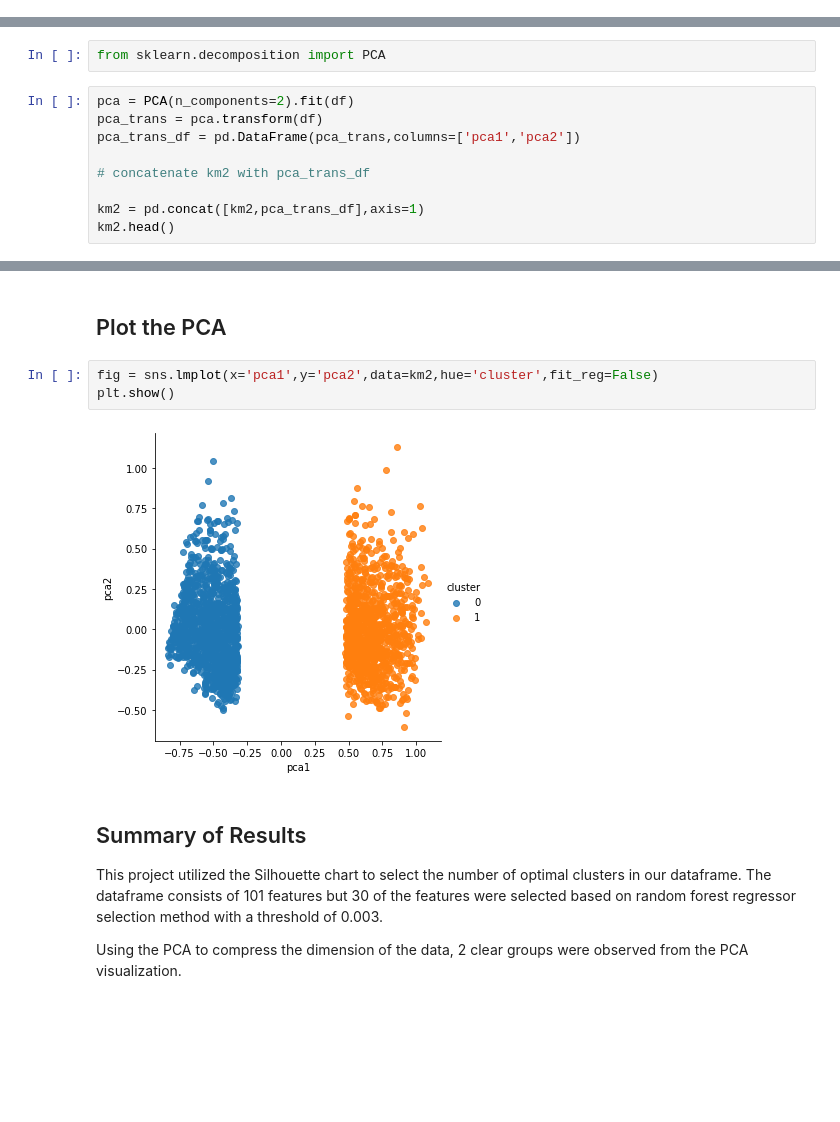
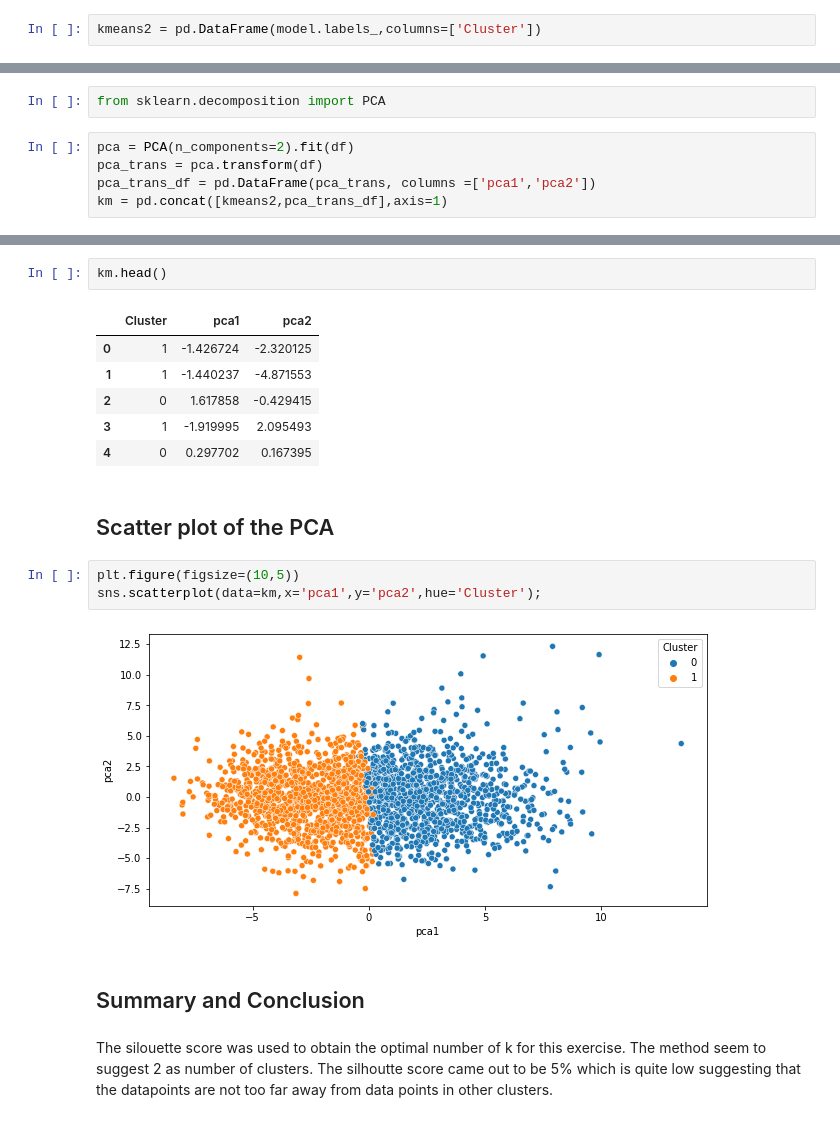
Before and after one commit to fobembe/Clustering, a Jupyter notebook: Clustering_Week4.ipynb, the cells around one changed output, grey strips where cells are left out. Drawn from its saved outputs; the diff is of its cells as text; blank space fills up the shorter version.

```diff
--- a/Clustering_Week4.ipynb
+++ b/Clustering_Week4.ipynb
@@ -219,0 +68,2 @@ km2.head()
+# %%
+kmeans2 = pd.DataFrame(model.labels_,columns=['Cluster'])
@@ -222,9 +83,5 @@ from sklearn.decomposition import PCA
 # %%
 pca = PCA(n_components=2).fit(df)
 pca_trans = pca.transform(df)
-pca_trans_df = pd.DataFrame(pca_trans,columns=['pca1','pca2'])
-
-# concatenate km2 with pca_trans_df
-
-km2 = pd.concat([km2,pca_trans_df],axis=1)
-km2.head()
+pca_trans_df = pd.DataFrame(pca_trans, columns =['pca1','pca2'])
+km = pd.concat([kmeans2,pca_trans_df],axis=1)
@@ -238,13 +88,20 @@ km2.head()
+# %%
+km.head()
+# %% [output]
+|  | Cluster | pca1 | pca2 |
+| 0 | 1 | -1.426724 | -2.320125 |
+| 1 | 1 | -1.440237 | -4.871553 |
+| 2 | 0 | 1.617858 | -0.429415 |
+| 3 | 1 | -1.919995 | 2.095493 |
+| 4 | 0 | 0.297702 | 0.167395 |
 # %% [markdown]
-## Plot the PCA
+## Scatter plot of the PCA
-# %%
-fig = sns.lmplot(x='pca1',y='pca2',data=km2,hue='cluster',fit_reg=False)
-plt.show()
-# %% [output]
-[figure, removed]
-# %% [markdown]
-##  Summary of Results
-
-This project utilized the Silhouette chart to select the number of optimal clusters in our dataframe.  The dataframe consists of 101 features but 30 of the features were selected based on random forest regressor selection method with a threshold of 0.003.
-
-Using the PCA to compress the dimension of the data, 2 clear groups were observed from the PCA visualization.
+# %%
+plt.figure(figsize=(10,5))
+sns.scatterplot(data=km,x='pca1',y='pca2',hue='Cluster');
+# %% [output]
+[figure, added]
+# %% [markdown]
+## Summary and Conclusion
+# %% [markdown]
+The silouette score was used to obtain the optimal number of k for this exercise.  The method seem to suggest 2 as number of clusters.  The silhoutte score came out to be 5% which is quite low suggesting that the datapoints are not too far away from data points in other clusters.
```
Also changed, not shown: parts of 38 cells of this notebook.
